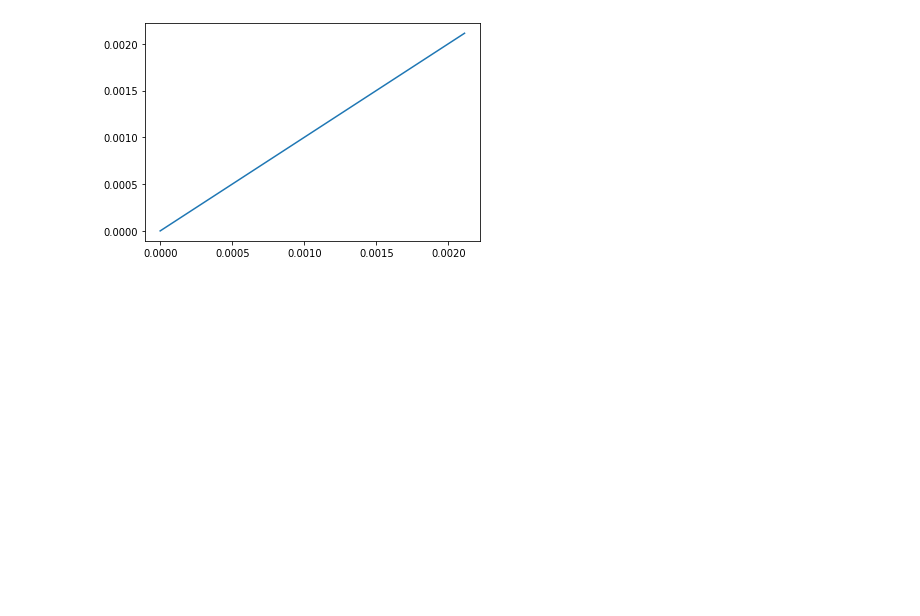
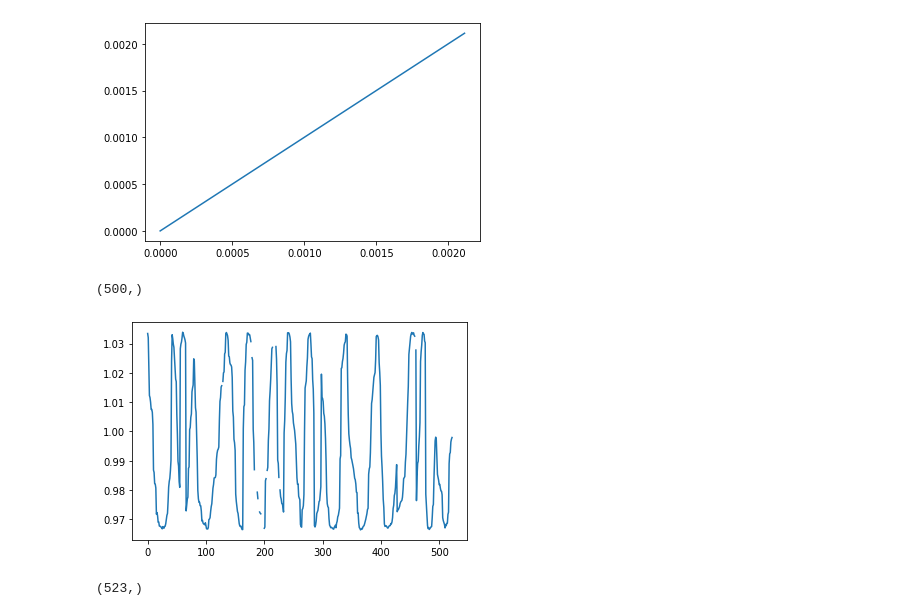
Before and after one commit to amiribr/moby_bias_analysis, a Jupyter notebook: moby_analysis_obs_aqua.ipynb, the cells around one changed output. Drawn from its saved outputs; the diff is of its cells as text; code cells hidden in the pictures; blank space fills up the shorter version.

```diff
--- a/moby_analysis_obs_aqua.ipynb
+++ b/moby_analysis_obs_aqua.ipynb
@@ -340,0 +339,11 @@ ndf['sc']
+# %%
+np.save
+# %% [output]
+(500,)
+# %%
+rhot_0 = (np.pi*(np.atleast_2d(df['Lt_412'].values)).T/\
+        (np.atleast_2d(F0i).T[0]* np.atleast_2d(np.cos(np.deg2rad(df['solz_412']))).T))[:,0]
+
+plt.plot(df['rhot_412']/ rhot_0, '-');
+# %% [output]
+[figure, added]
@@ -340,0 +352,4 @@ ndf['sc']
+# %%
+f.shape
+# %% [output]
+(523,)
```
Also changed, not shown: parts of 3 cells of this notebook, 4 other files.
